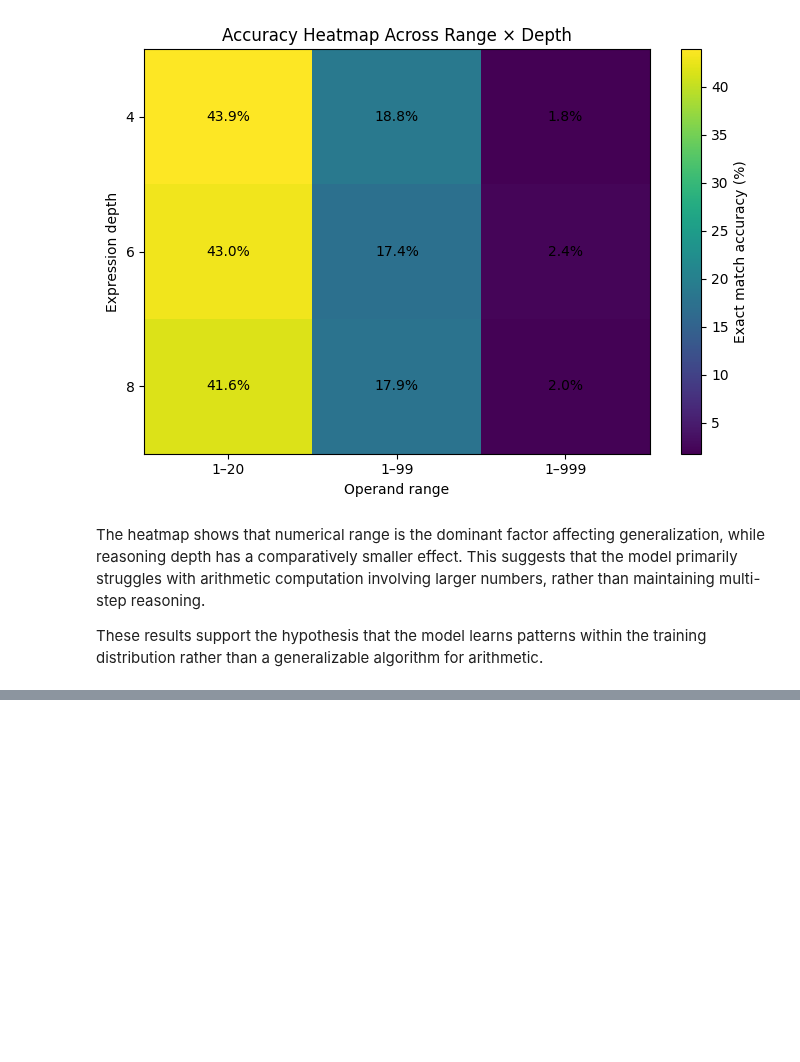
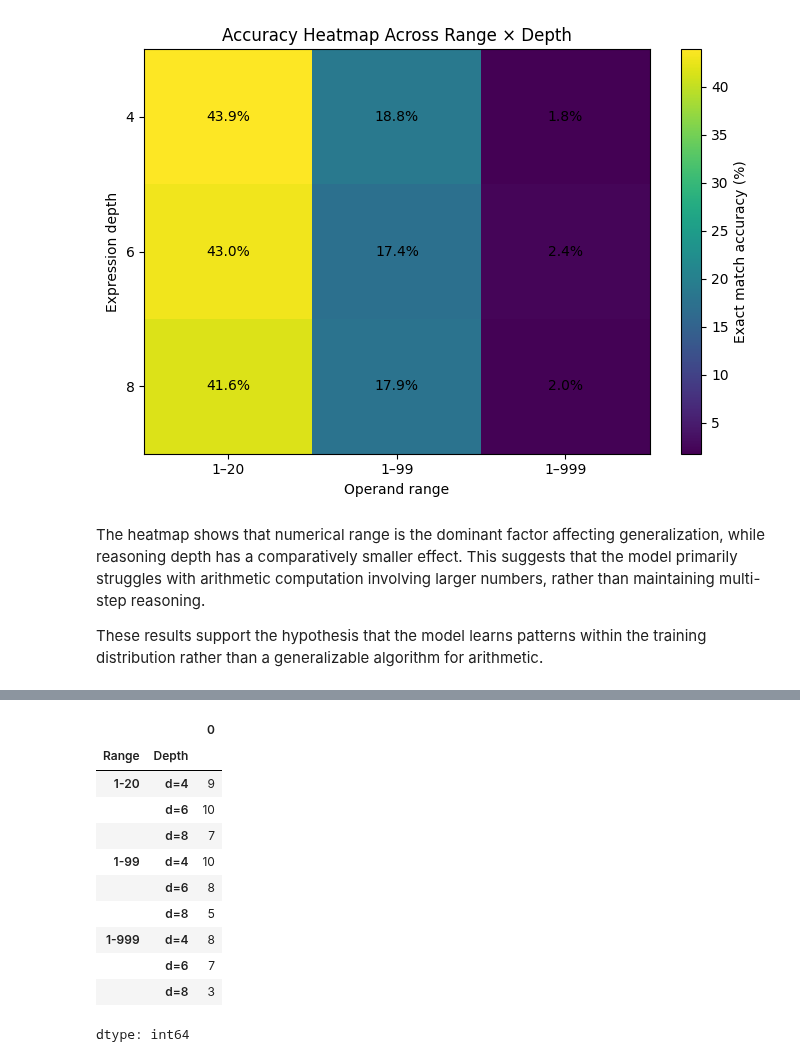
Before and after one commit to Anushka-De/stat359, a Jupyter notebook: student/Final_Project/arithmetic_llm/Project_analysis.ipynb, the cells around one changed output, grey strips where cells are left out. Saved outputs shown, nothing was run; the diff lists cells and outputs as text; code cells hidden in the pictures; blank space fills up the shorter version.

```diff
--- a/student/Final_Project/arithmetic_llm/Project_analysis.ipynb
+++ b/student/Final_Project/arithmetic_llm/Project_analysis.ipynb
@@ -665,0 +752,15 @@ These results support the hypothesis that the model learns patterns within the t
+# %%
+df_error.groupby(["Range","Depth"]).size()
+# %% [output]
+|  |  | 0 |
+| Range | Depth |  |
+| 1-20 | d=4 | 9 |
+|  | d=6 | 10 |
+|  | d=8 | 7 |
+| 1-99 | d=4 | 10 |
+|  | d=6 | 8 |
+|  | d=8 | 5 |
+| 1-999 | d=4 | 8 |
+|  | d=6 | 7 |
+|  | d=8 | 3 |
+dtype: int64
```
Also changed, not shown: parts of 5 cells of this notebook.
